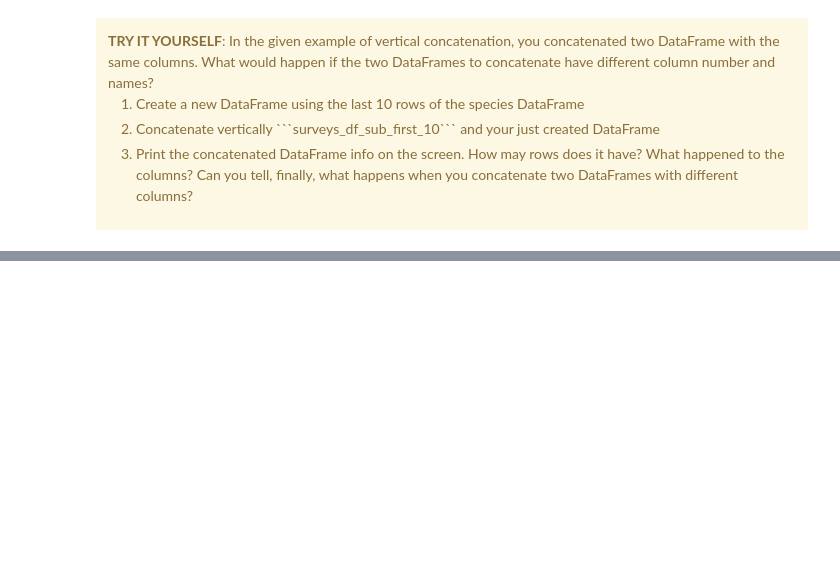
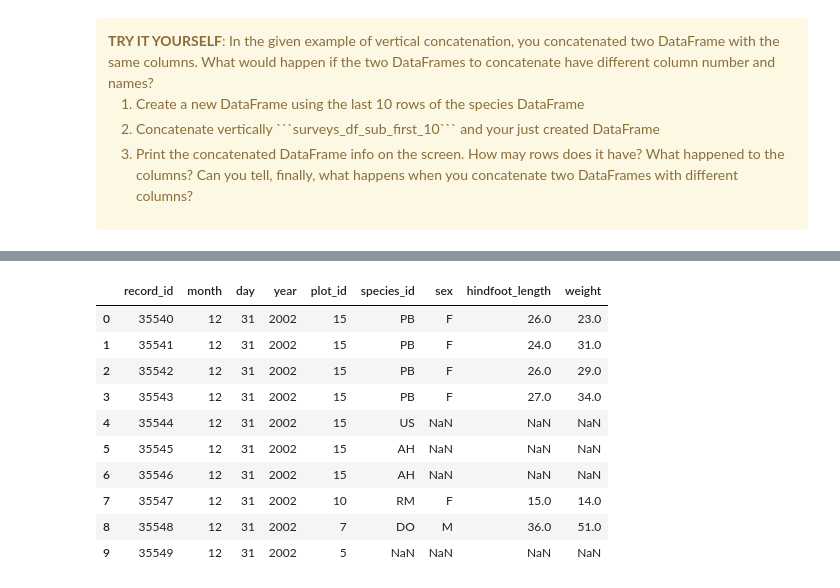
Before and after one commit to UtrechtUniversity/workshop-introduction-to-python, a Jupyter notebook: book/data-science-with-pandas-2.ipynb, the cells around one changed output, grey strips where cells are left out. Saved outputs shown, nothing was run; the diff lists cells and outputs as text; code cells hidden in the pictures; blank space fills up the shorter version.

```diff
--- a/book/data-science-with-pandas-2.ipynb
+++ b/book/data-science-with-pandas-2.ipynb
@@ -161,0 +214,14 @@ vertical_stack.reset_index()
+# %%
+surveys_df_sub_last10
+# %% [output]
+|  | record_id | month | day | year | plot_id | species_id | sex | hindfoot_length | weight |
+| 0 | 35540 | 12 | 31 | 2002 | 15 | PB | F | 26.0 | 23.0 |
+| 1 | 35541 | 12 | 31 | 2002 | 15 | PB | F | 24.0 | 31.0 |
+| 2 | 35542 | 12 | 31 | 2002 | 15 | PB | F | 26.0 | 29.0 |
+| 3 | 35543 | 12 | 31 | 2002 | 15 | PB | F | 27.0 | 34.0 |
+| 4 | 35544 | 12 | 31 | 2002 | 15 | US | NaN | NaN | NaN |
+| 5 | 35545 | 12 | 31 | 2002 | 15 | AH | NaN | NaN | NaN |
+| 6 | 35546 | 12 | 31 | 2002 | 15 | AH | NaN | NaN | NaN |
+| 7 | 35547 | 12 | 31 | 2002 | 10 | RM | F | 15.0 | 14.0 |
+| 8 | 35548 | 12 | 31 | 2002 | 7 | DO | M | 36.0 | 51.0 |
+| 9 | 35549 | 12 | 31 | 2002 | 5 | NaN | NaN | NaN | NaN |
```
Also changed, not shown: parts of 10 cells of this notebook, 4 other files.
